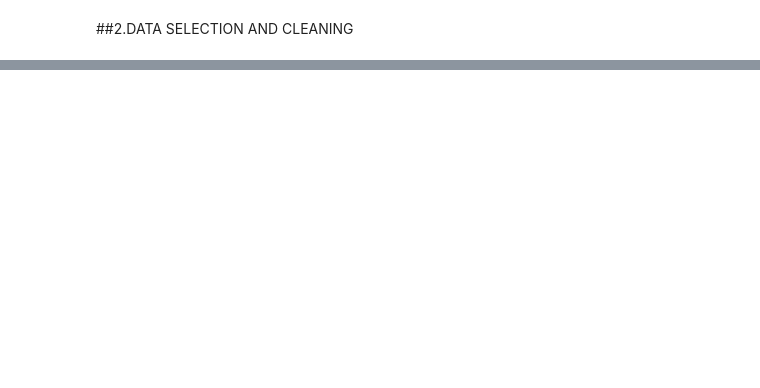
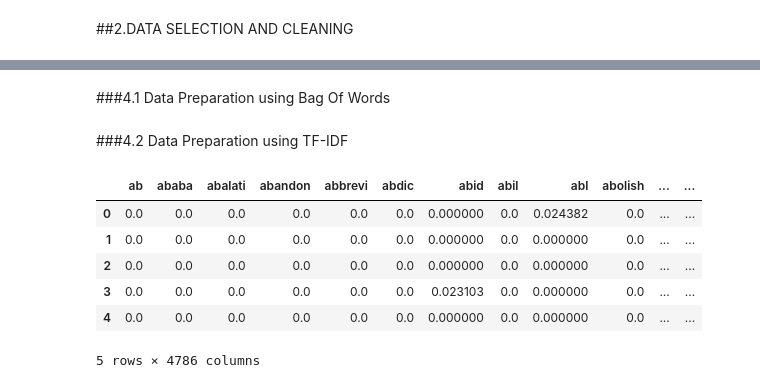
Before and after one commit to WebsterDaka/lab2-html, a Jupyter notebook: Project_Classifier(Speakers_Rullings).ipynb, the cells around one changed output, grey strips where cells are left out. Drawn from its saved outputs; the diff is of its cells as text; code cells hidden in the pictures; blank space fills up the shorter version.

```diff
--- a/Project_Classifier(Speakers_Rullings).ipynb
+++ b/Project_Classifier(Speakers_Rullings).ipynb
@@ -567,0 +728,12 @@ print(df['context'])
+# %%
+# Use MultiLabelBinarizer from scikit learn to perform Multi-Hot Encoding on categories
+from sklearn.preprocessing import MultiLabelBinarizer
+
+
+# Multi-label encoding for categories
+mlb = MultiLabelBinarizer()
+encoded = mlb.fit_transform(working_df['categories'])
+category_names = mlb.classes_
+# Add prefix to column names and ensure integer type
+category_encoded_df = pd.DataFrame(encoded, columns=[f'category_{col}' for col in category_names]).astype(int)
+working_df = working_df.drop(columns=['categories']).join(category_encoded_df)
@@ -567,0 +774,11 @@ print(df['context'])
+# %%
+# Use MultiLabelBinarizer from scikit learn to perform Multi-Hot Encoding on standing orders and ignoring the NaN
+from sklearn.preprocessing import MultiLabelBinarizer
+
+# Multi-label encoding for standing orders
+mlb = MultiLabelBinarizer()
+encoded = mlb.fit_transform(working_df['standingOrder'])
+
+# Add prefix to column names and ensure integer type
+encoded_df = pd.DataFrame(encoded, columns=[f'SO_{col}' for col in mlb.classes_]).astype(int)
+working_df = working_df.drop(columns=['standingOrder']).join(encoded_df)
@@ -567,0 +804,7 @@ print(df['context'])
+# %%
+#performing one hot encodin for the context
+encoder = OneHotEncoder(sparse_output=False)
+context_encoded = encoder.fit_transform(working_df[['context']])
+context_encoded_df = pd.DataFrame(context_encoded, columns=encoder.get_feature_names_out(['context'])).astype(int)
+working_df = pd.concat([working_df, context_encoded_df], axis=1)
+working_df = working_df.drop(columns=['context'])
@@ -567,0 +834,2 @@ print(df['context'])
+# %% [markdown]
+###4.1 Data Preparation using Bag Of Words
@@ -567,0 +845,21 @@ print(df['context'])
+# %% [markdown]
+###4.2 Data Preparation using TF-IDF
+# %%
+
+#bag or words using count vectorizer
+tfidf_encoded_df = working_df.copy()
+
+#getting the vectorizer object
+tfidf_vectorizer = TfidfVectorizer()
+tfidf_matrix = tfidf_vectorizer.fit_transform(tfidf_encoded_df['rulingText'])
+tfidf_encoded_text_df = pd.DataFrame(tfidf_matrix.toarray(), columns=tfidf_vectorizer.get_feature_names_out())
+# %%
+tfidf_encoded_text_df.head(5)
+# %% [output]
+|  | ab | ababa | abalati | abandon | abbrevi | abdic | abid | abil | abl | abolish | ... | ... |
+| 0 | 0.0 | 0.0 | 0.0 | 0.0 | 0.0 | 0.0 | 0.000000 | 0.0 | 0.024382 | 0.0 | ... | ... |
+| 1 | 0.0 | 0.0 | 0.0 | 0.0 | 0.0 | 0.0 | 0.000000 | 0.0 | 0.000000 | 0.0 | ... | ... |
+| 2 | 0.0 | 0.0 | 0.0 | 0.0 | 0.0 | 0.0 | 0.000000 | 0.0 | 0.000000 | 0.0 | ... | ... |
+| 3 | 0.0 | 0.0 | 0.0 | 0.0 | 0.0 | 0.0 | 0.023103 | 0.0 | 0.000000 | 0.0 | ... | ... |
+| 4 | 0.0 | 0.0 | 0.0 | 0.0 | 0.0 | 0.0 | 0.000000 | 0.0 | 0.000000 | 0.0 | ... | ... |
+5 rows × 4786 columns
```
Also changed, not shown: parts of 114 cells of this notebook.
